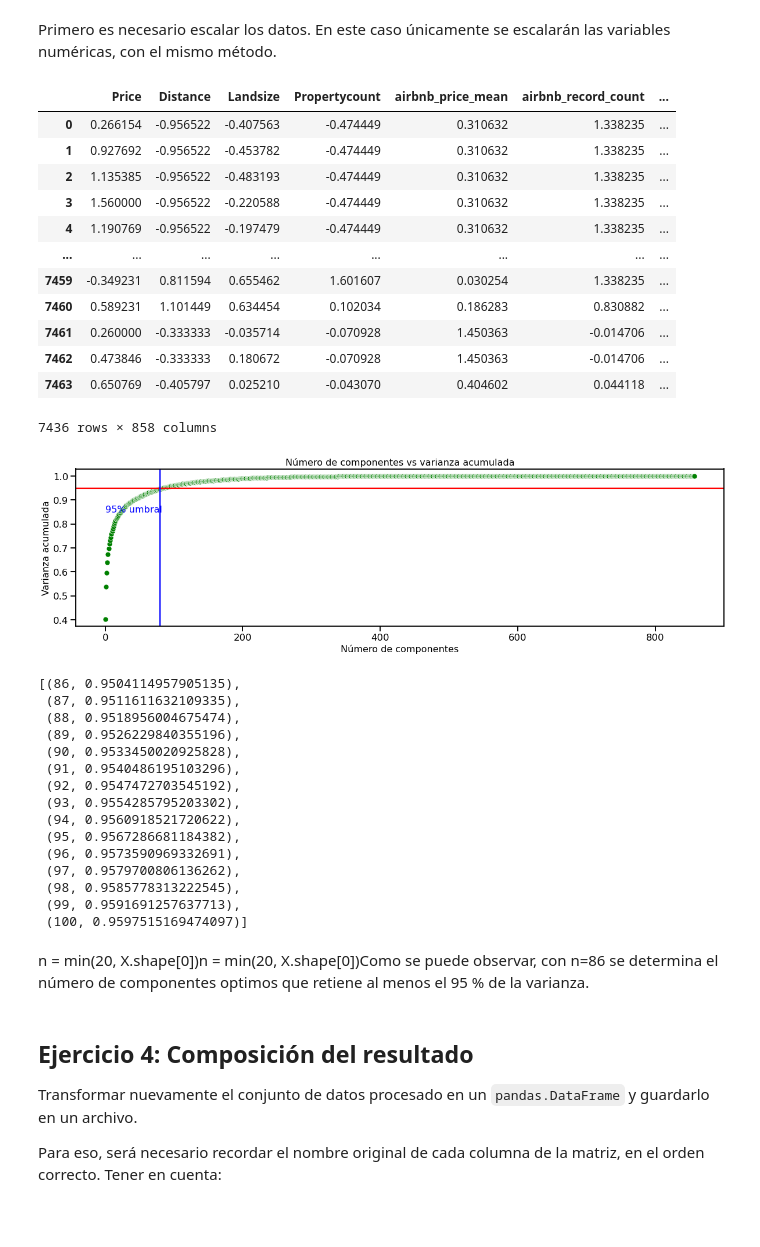
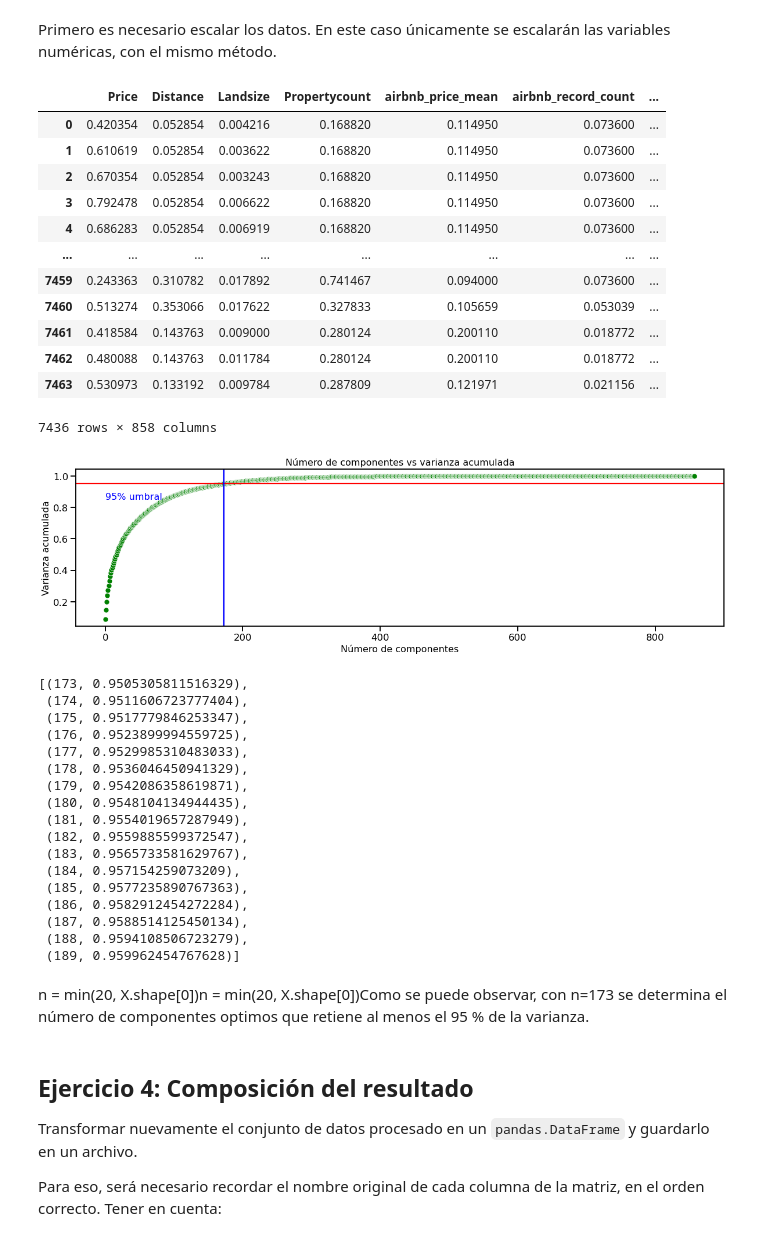
Before and after one commit to estebanarr/TP2_exploracion_curacion_datos, a Jupyter notebook: Entregable_Parte_2 .ipynb, the cells around one changed output. Cells and saved outputs as stored; diff of their text form; code cells hidden in the pictures.

```diff
--- a/Entregable_Parte_2 .ipynb
+++ b/Entregable_Parte_2 .ipynb
@@ -358,9 +358,9 @@ Es necesario escalar si vamos a utilizar un método de imputación basado en dis
 # %%
-from sklearn.preprocessing import RobustScaler
+from sklearn.preprocessing import MinMaxScaler
 
 variables_bef=df_2[['YearBuilt','BuildingArea']]
 
-scaler=RobustScaler()
+scaler=MinMaxScaler()
 
 df_2[['YearBuilt','BuildingArea']]=scaler.fit_transform(df_2[['YearBuilt','BuildingArea']])
 
@@ -449,69 +446,71 @@ Primero es necesario escalar los datos. En este caso únicamente se escalarán l
 # %%
 cols_vars_to_scale=df_num.columns
 # %%
-scaler=RobustScaler()
+scaler=MinMaxScaler()
 
 df_2[cols_vars_to_scale]=scaler.fit_transform(df_2[cols_vars_to_scale])
 # %%
 df_2
 # %% [output]
 |  | Price | Distance | Landsize | Propertycount | airbnb_price_mean | airbnb_record_count | ... |
-| 0 | 0.266154 | -0.956522 | -0.407563 | -0.474449 | 0.310632 | 1.338235 | ... |
-| 1 | 0.927692 | -0.956522 | -0.453782 | -0.474449 | 0.310632 | 1.338235 | ... |
-| 2 | 1.135385 | -0.956522 | -0.483193 | -0.474449 | 0.310632 | 1.338235 | ... |
-| 3 | 1.560000 | -0.956522 | -0.220588 | -0.474449 | 0.310632 | 1.338235 | ... |
-| 4 | 1.190769 | -0.956522 | -0.197479 | -0.474449 | 0.310632 | 1.338235 | ... |
+| 0 | 0.420354 | 0.052854 | 0.004216 | 0.168820 | 0.114950 | 0.073600 | ... |
+| 1 | 0.610619 | 0.052854 | 0.003622 | 0.168820 | 0.114950 | 0.073600 | ... |
+| 2 | 0.670354 | 0.052854 | 0.003243 | 0.168820 | 0.114950 | 0.073600 | ... |
+| 3 | 0.792478 | 0.052854 | 0.006622 | 0.168820 | 0.114950 | 0.073600 | ... |
+| 4 | 0.686283 | 0.052854 | 0.006919 | 0.168820 | 0.114950 | 0.073600 | ... |
 | ... | ... | ... | ... | ... | ... | ... | ... |
-| 7459 | -0.349231 | 0.811594 | 0.655462 | 1.601607 | 0.030254 | 1.338235 | ... |
-| 7460 | 0.589231 | 1.101449 | 0.634454 | 0.102034 | 0.186283 | 0.830882 | ... |
-| 7461 | 0.260000 | -0.333333 | -0.035714 | -0.070928 | 1.450363 | -0.014706 | ... |
-| 7462 | 0.473846 | -0.333333 | 0.180672 | -0.070928 | 1.450363 | -0.014706 | ... |
-| 7463 | 0.650769 | -0.405797 | 0.025210 | -0.043070 | 0.404602 | 0.044118 | ... |
+| 7459 | 0.243363 | 0.310782 | 0.017892 | 0.741467 | 0.094000 | 0.073600 | ... |
+| 7460 | 0.513274 | 0.353066 | 0.017622 | 0.327833 | 0.105659 | 0.053039 | ... |
+| 7461 | 0.418584 | 0.143763 | 0.009000 | 0.280124 | 0.200110 | 0.018772 | ... |
+| 7462 | 0.480088 | 0.143763 | 0.011784 | 0.280124 | 0.200110 | 0.018772 | ... |
+| 7463 | 0.530973 | 0.133192 | 0.009784 | 0.287809 | 0.121971 | 0.021156 | ... |
 7436 rows × 858 columns
 # %%
 from sklearn.decomposition import PCA
 
 pca = PCA().fit(df_2)
 
 x = np.arange(0, 858, step=1)
 y = np.cumsum(pca.explained_variance_ratio_) #acomulado
 
 plt.figure(figsize=(20,5))
 sns.scatterplot(x, y, linestyle='-', color='g')
 
 plt.xlabel('Número de componentes',fontsize=16)
 plt.ylabel('Varianza acumulada',fontsize=16)
 plt.title('Número de componentes vs varianza acumulada',fontsize=16)
 
 plt.axhline(y=0.95, color='r', linestyle='-')
-plt.axvline(x=80, color='b', linestyle='-')
+plt.axvline(x=173, color='b', linestyle='-')
 plt.text(0.5, 0.85, '95% umbral', color = 'b', fontsize=16)
 
 plt.show()
 # %% [output]
-[figure, old version]
+[figure, new version]
 # %%
 lista=list(enumerate(pca.explained_variance_ratio_.cumsum(),1))
 
 [(i,j) for (i,j) in lista if (j >= 0.95) & ((j < 0.96))]
 # %% [output]
-[(86, 0.9504114957905135),
- (87, 0.9511611632109335),
- (88, 0.9518956004675474),
- (89, 0.9526229840355196),
- (90, 0.9533450020925828),
- (91, 0.9540486195103296),
- (92, 0.9547472703545192),
- (93, 0.9554285795203302),
- (94, 0.9560918521720622),
- (95, 0.9567286681184382),
- (96, 0.9573590969332691),
- (97, 0.9579700806136262),
- (98, 0.9585778313222545),
- (99, 0.9591691257637713),
- (100, 0.9597515169474097)]
+[(173, 0.9505305811516329),
+ (174, 0.9511606723777404),
+ (175, 0.9517779846253347),
+ (176, 0.9523899994559725),
+ (177, 0.9529985310483033),
+ (178, 0.9536046450941329),
+ (179, 0.9542086358619871),
+ (180, 0.9548104134944435),
+ (181, 0.9554019657287949),
+ (182, 0.9559885599372547),
+ (183, 0.9565733581629767),
+ (184, 0.957154259073209),
+ (185, 0.9577235890767363),
+ (186, 0.9582912454272284),
+ (187, 0.9588514125450134),
+ (188, 0.9594108506723279),
+ (189, 0.959962454767628)]
 # %% [markdown]
-n = min(20, X.shape[0])n = min(20, X.shape[0])Como se puede observar, con n=86 se determina el número de componentes optimos que retiene al menos el 95 % de la varianza.
+n = min(20, X.shape[0])n = min(20, X.shape[0])Como se puede observar, con n=173 se determina el número de componentes optimos que retiene al menos el 95 % de la varianza.
 # %% [markdown]
 ## Ejercicio 4: Composición del resultado
 
```
Also changed, not shown: parts of 7 cells of this notebook, 1 other file.
